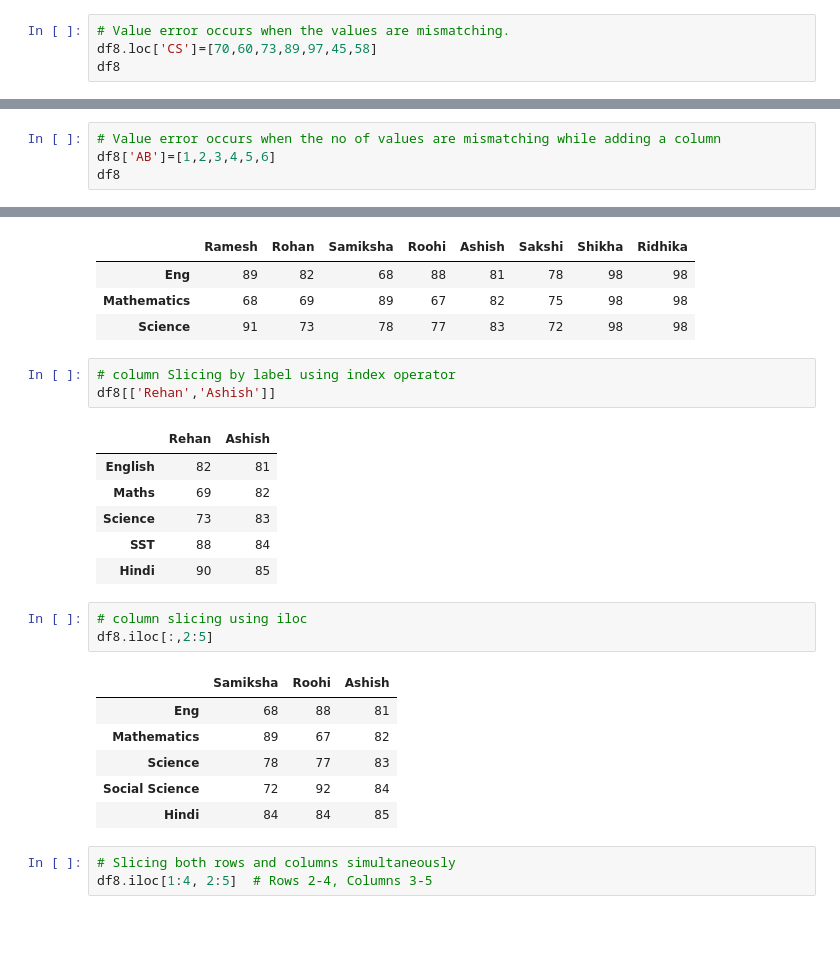
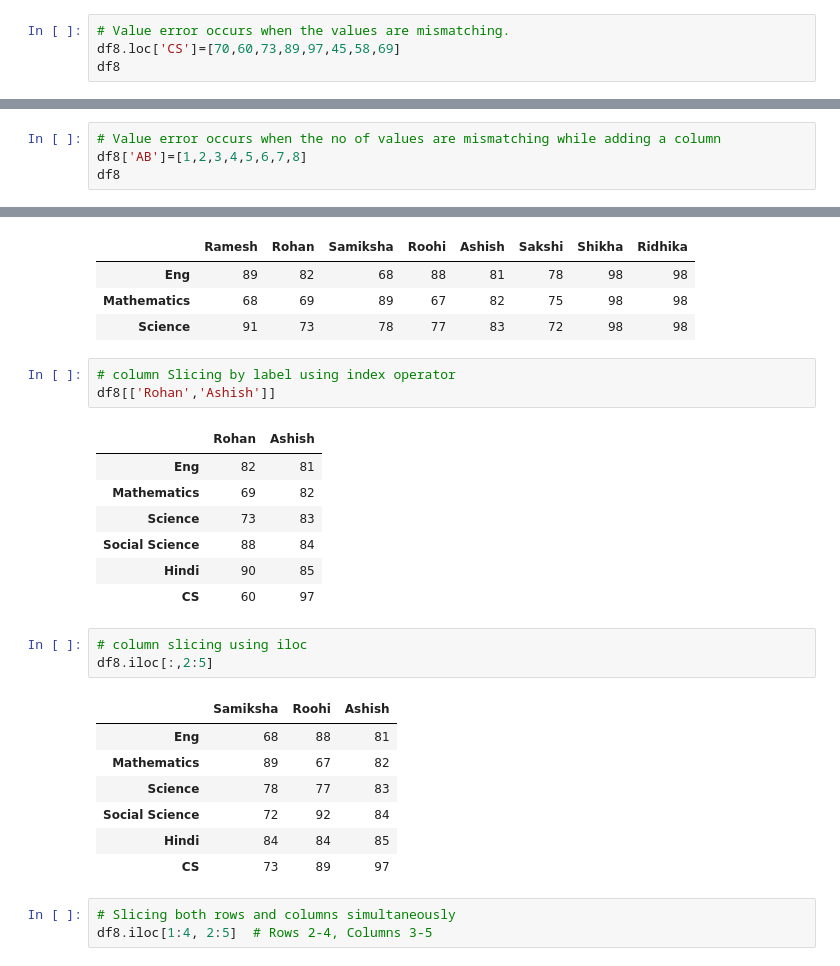
Before and after one commit to psaxena2001/class12, a Jupyter notebook: class 12 IPR Chapter 2 DataFrame.ipynb, the cells around one changed output, grey strips where cells are left out. Cells and saved outputs as stored; diff of their text form; blank space fills up the shorter version.

```diff
--- a/class 12 IPR Chapter 2 DataFrame.ipynb
+++ b/class 12 IPR Chapter 2 DataFrame.ipynb
@@ -461,6 +480,6 @@ df8
 | Hindi | 75 | 90 | 84 | 84 | 85 | 87 | 98 | 98 |
 # %%
 # Value error occurs when the values are mismatching.
-df8.loc['CS']=[70,60,73,89,97,45,58]
+df8.loc['CS']=[70,60,73,89,97,45,58,69]
 df8
 # %% [output]
@@ -468,5 +493,5 @@ ValueError: cannot set a row with mismatched columns
 # %%
 # Value error occurs when the no of values are mismatching while adding a column
-df8['AB']=[1,2,3,4,5,6]
+df8['AB']=[1,2,3,4,5,6,7,8]
 df8
 # %% [output]
@@ -773,14 +820,15 @@ df8.loc['Eng':'Science']
 | Science | 91 | 73 | 78 | 77 | 83 | 72 | 98 | 98 |
 # %%
 # column Slicing by label using index operator
-df8[['Rehan','Ashish']]
+df8[['Rohan','Ashish']]
 # %% [output]
-|  | Rehan | Ashish |
-| English | 82 | 81 |
-| Maths | 69 | 82 |
+|  | Rohan | Ashish |
+| Eng | 82 | 81 |
+| Mathematics | 69 | 82 |
 | Science | 73 | 83 |
-| SST | 88 | 84 |
+| Social Science | 88 | 84 |
 | Hindi | 90 | 85 |
+| CS | 60 | 97 |
 # %%
 # column slicing using iloc
 df8.iloc[:,2:5]
@@ -791,6 +839,7 @@ df8.iloc[:,2:5]
 | Science | 78 | 77 | 83 |
 | Social Science | 72 | 92 | 84 |
 | Hindi | 84 | 84 | 85 |
+| CS | 73 | 89 | 97 |
 # %%
 # Slicing both rows and columns simultaneously
 df8.iloc[1:4, 2:5]  # Rows 2-4, Columns 3-5
```
Also changed, not shown: parts of 49 cells of this notebook.
